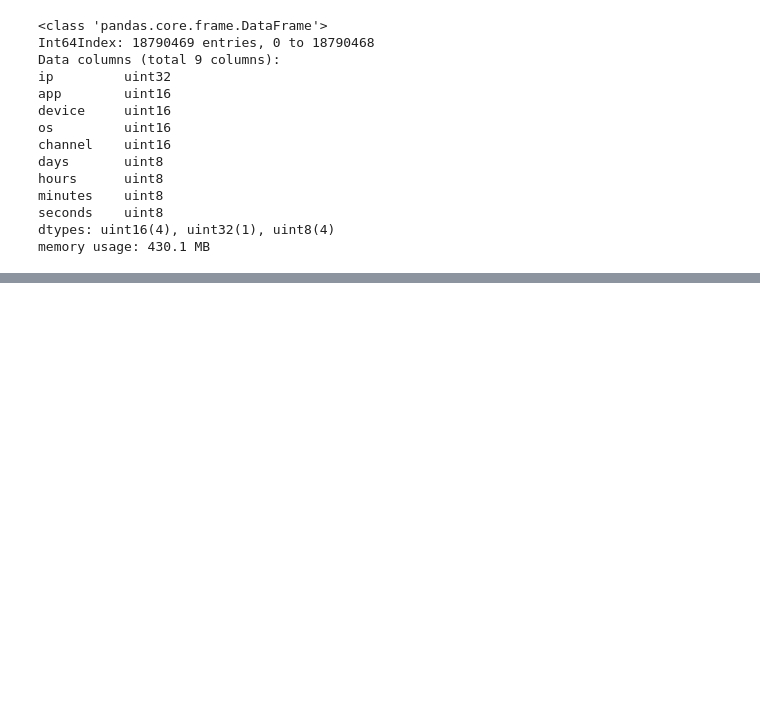
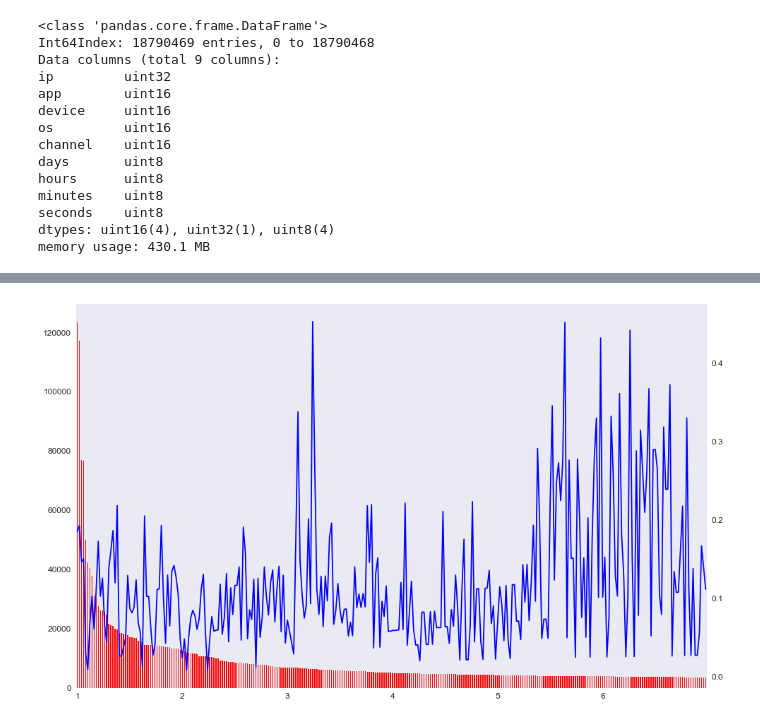
Before and after one commit to rgriva/Kaggle, a Jupyter notebook: EDA-A.ipynb, the cells around one changed output, grey strips where cells are left out. Cells and saved outputs as stored; diff of their text form; code cells hidden in the pictures; blank space fills up the shorter version.

Commit message:
Agora com alguns gráficos. Sérios problemas no último gráfico

```diff
--- a/EDA-A.ipynb
+++ b/EDA-A.ipynb
@@ -105,0 +169,4 @@ memory usage: 430.1 MB
+# %%
+temp = train['ip'].value_counts().reset_index(name='counts')
+temp.columns = ['ip', 'counts']
+temp[:10]
@@ -105,0 +185,5 @@ memory usage: 430.1 MB
+# %%
+train= train.merge(temp, on='ip', how='left')
+# %%
+train_ip=train[train['is_attributed']==1].sort_values('counts', ascending=False)
+train_ip[:10]
@@ -105,0 +202,20 @@ memory usage: 430.1 MB
+# %%
+#Gráfico com problemas
+
+clicks = train_ip[['ip','counts']].groupby('ip', as_index=False).mean().sort_values('counts', ascending=False)
+downl = train_ip[['ip', 'is_attributed']].groupby('ip', as_index=False).count().sort_values('is_attributed', ascending=False)
+
+clicks = clicks.merge(downl, on='ip', how='left')
+clicks['proportion'] = 100*clicks['is_attributed']/clicks['counts']
+
+
+fig, axs = plt.subplots(figsize=(16,10))
+
+
+ax = clicks.counts[:300].plot(kind='bar', color='r', ax=axs)
+ax.xaxis.set_major_locator(plt.MaxNLocator(6))
+
+ax1 = clicks.proportion[:300].plot(kind='line', color='b', ax=axs, secondary_y=True)
+ax1.xaxis.set_major_locator(plt.MaxNLocator(6))
+# %% [output]
+[figure, added]
```
Also changed, not shown: parts of 11 cells of this notebook.
